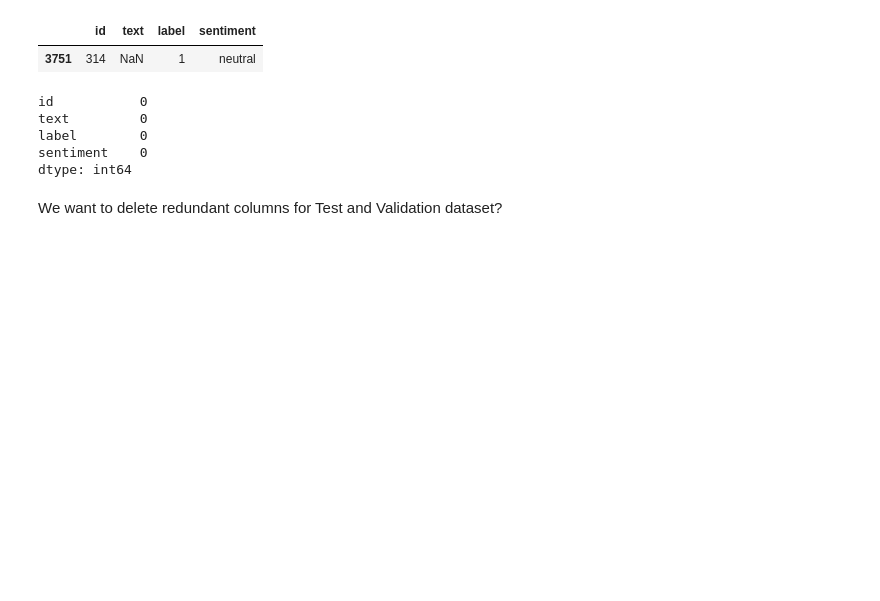
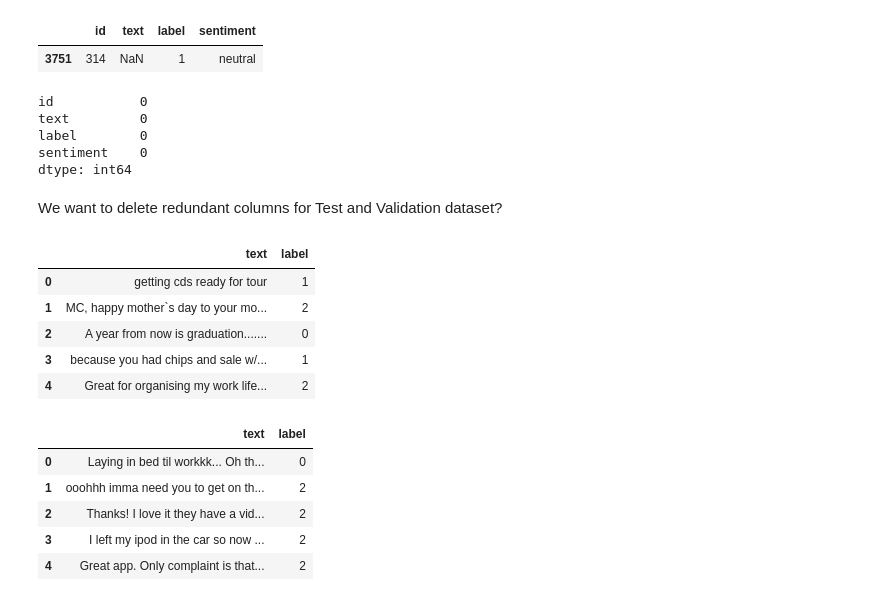
Before and after one commit to Mentalii/Sentiment-Analysis, a Jupyter notebook: sentiment-analysis-v2.ipynb, the cells around one changed output. Saved outputs shown, nothing was run; the diff lists cells and outputs as text; code cells hidden in the pictures; blank space fills up the shorter version.

Commit message:
Kaggle Notebook | Sentiment Analysis v2 | Version 2

```diff
--- a/sentiment-analysis-v2.ipynb
+++ b/sentiment-analysis-v2.ipynb
@@ -233,3 +233,23 @@ sentiment    0
 dtype: int64
 # %% [markdown]
 We want to delete redundant columns for Test and Validation dataset?
+# %%
+df_hf_multi_test = df_hf_multi_test.drop(columns=['id'])
+df_hf_multi_test = df_hf_multi_test.drop(columns=['sentiment'])
+display(df_hf_multi_test.head())
+df_hf_multi_val = df_hf_multi_val.drop(columns=['id'])
+df_hf_multi_val = df_hf_multi_val.drop(columns=['sentiment'])
+display(df_hf_multi_val.head())
+# %% [output]
+|  | text | label |
+| 0 | getting cds ready for tour | 1 |
+| 1 | MC, happy mother`s day to your mo... | 2 |
+| 2 | A year from now is graduation....... | 0 |
+| 3 | because you had chips and sale w/... | 1 |
+| 4 | Great for organising my work life... | 2 |
+|  | text | label |
+| 0 | Laying in bed til workkk... Oh th... | 0 |
+| 1 | ooohhh imma need you to get on th... | 2 |
+| 2 | Thanks! I love it they have a vid... | 2 |
+| 3 | I left my ipod in the car so now ... | 2 |
+| 4 | Great app. Only complaint is that... | 2 |
```
Also changed, not shown: parts of 12 cells of this notebook.
